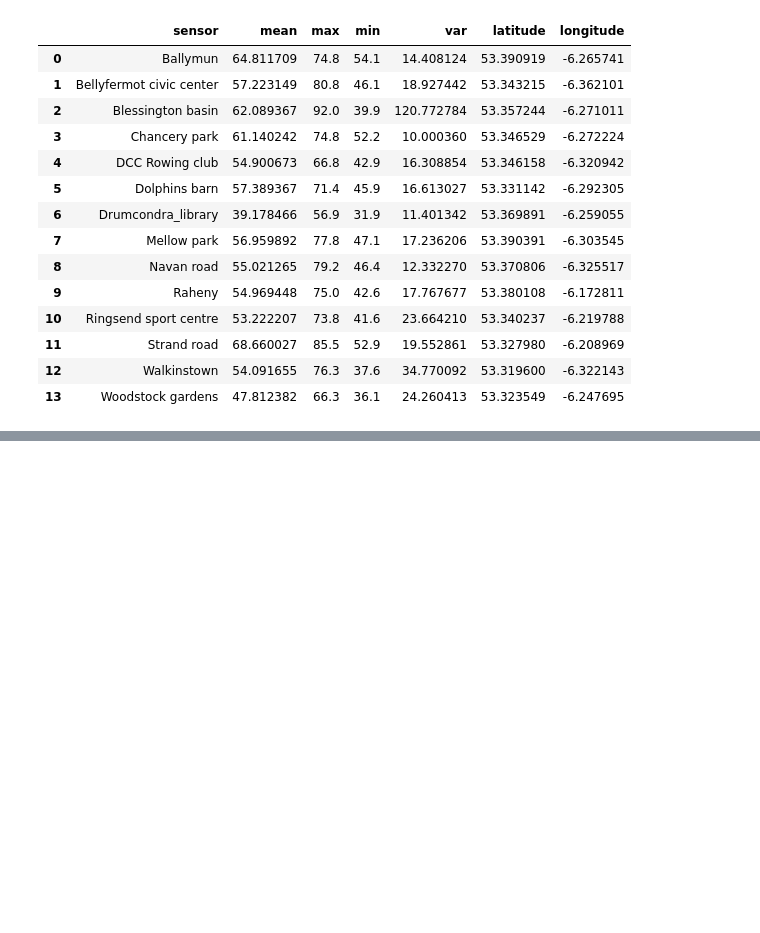
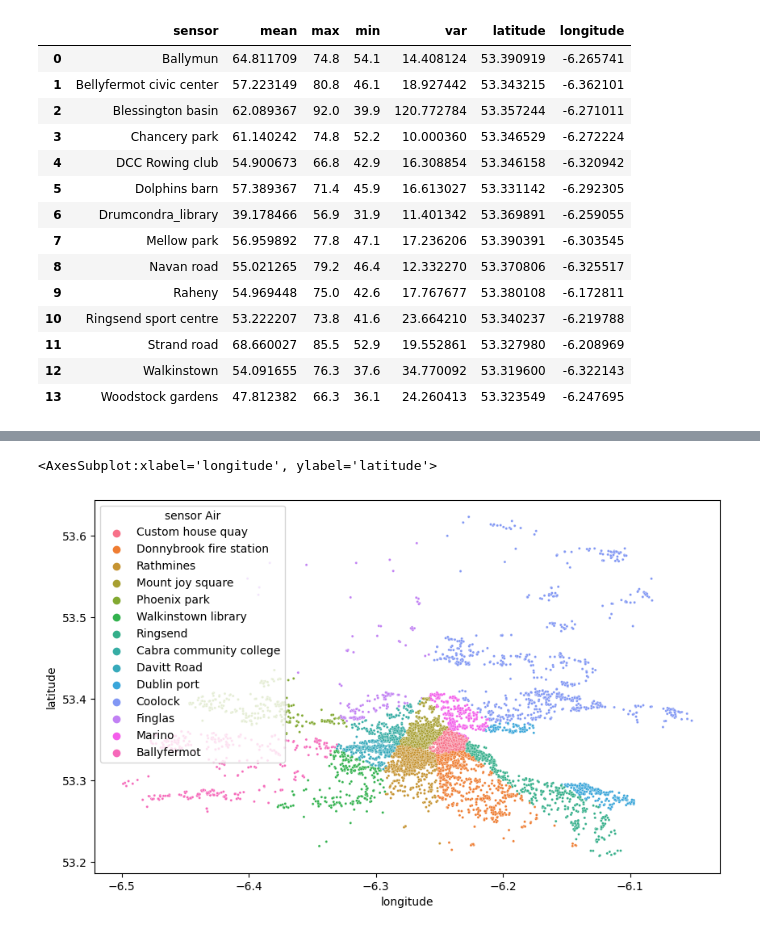
Before and after one commit to alexCCTcollege/Capstone, a Jupyter notebook: Transform.ipynb, the cells around one changed output, grey strips where cells are left out. Drawn from its saved outputs; the diff is of its cells as text; code cells hidden in the pictures; blank space fills up the shorter version.

```diff
--- a/Transform.ipynb
+++ b/Transform.ipynb
@@ -53,3 +53,8 @@ def read_csv_files_in_folder(folder_path):
     return concatenated_df
 # %%
 Noise = read_csv_files_in_folder("C:\\Users\\santi\\OneDrive\\Desktop\\Flags\\Capstone\\Noise sensors")
+# %%
+Air = read_csv_files_in_folder("C:\\Users\\santi\\OneDrive\\Desktop\\Flags\\Capstone\\Air sensors")
+# %%
+Air = Air.dropna(axis=1)
+Air
@@ -56,2 +75,5 @@ Noise = read_csv_files_in_folder("C:\\Users\\santi\\OneDrive\\Desktop\\Flags\\Ca
 # %%
 Attributes_by_Sensor = Noise.groupby('sensor')['LAeq'].agg(['mean', 'max','min','var'])
+# %%
+Attributes_by_Sensor_air = Air.groupby('sensor')[['PM<sub>10</sub>','PM<sub>2.5</sub>']].agg(['mean', 'max','min','var'])
+Attributes_by_Sensor_air
@@ -58,3 +100,6 @@ Attributes_by_Sensor = Noise.groupby('sensor')['LAeq'].agg(['mean', 'max','min',
+# %%
+Locations_Air = pd.read_csv("C:\\Users\\santi\\OneDrive\\Desktop\\Flags\\Capstone\\locations air.csv")
+Air_sensors = pd.merge(Attributes_by_Sensor_air, Locations_Air, on='sensor')
 # %%
 Locations_Noise = pd.DataFrame({
     'sensor': ['Ballymun', 'Bellyfermot civic center', 'Blessington basin', 'Chancery park', 'DCC Rowing club',
@@ -86,0 +195,11 @@ Noise_sensors
+# %%
+import matplotlib.pyplot as plt
+import seaborn as sns
+
+
+# Scatter plot with different colors for each category
+plt.figure(figsize=(10, 6))
+sns.scatterplot(data=listings, x='longitude', y='latitude', hue='sensor Air', s=5)
+# %% [output]
+<AxesSubplot:xlabel='longitude', ylabel='latitude'>
+[figure, added]
```
Also changed, not shown: parts of 4 cells of this notebook.
